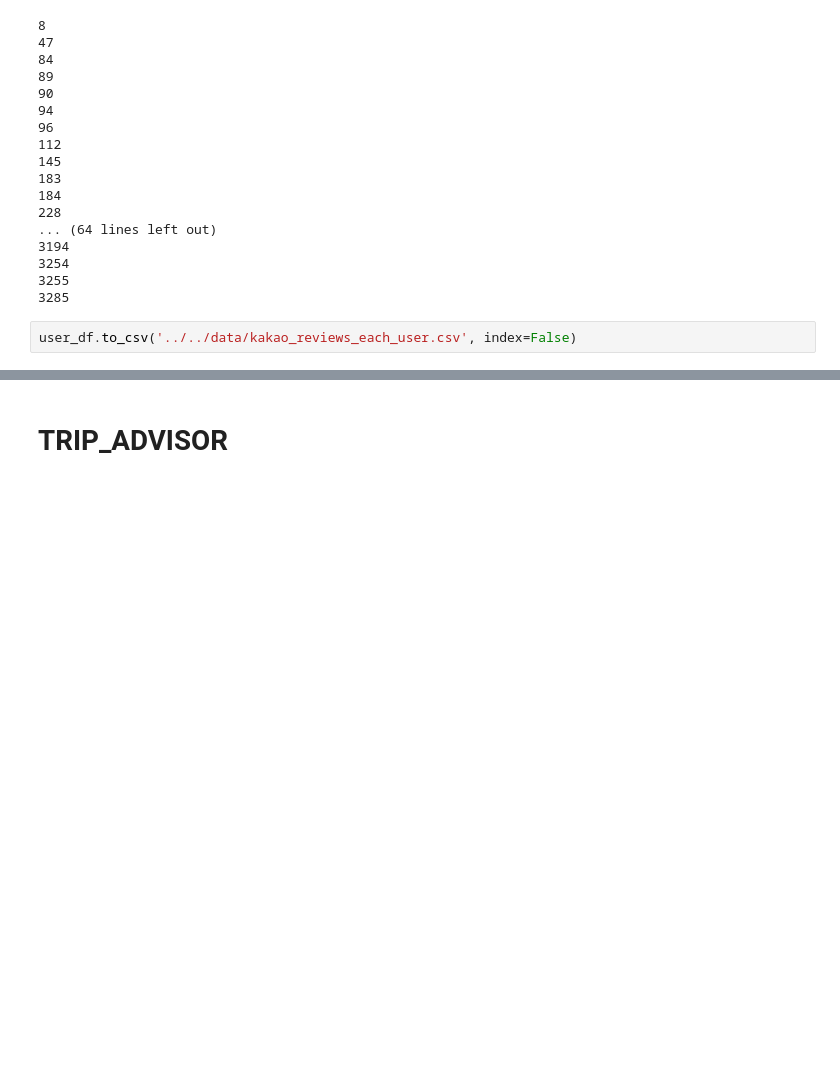
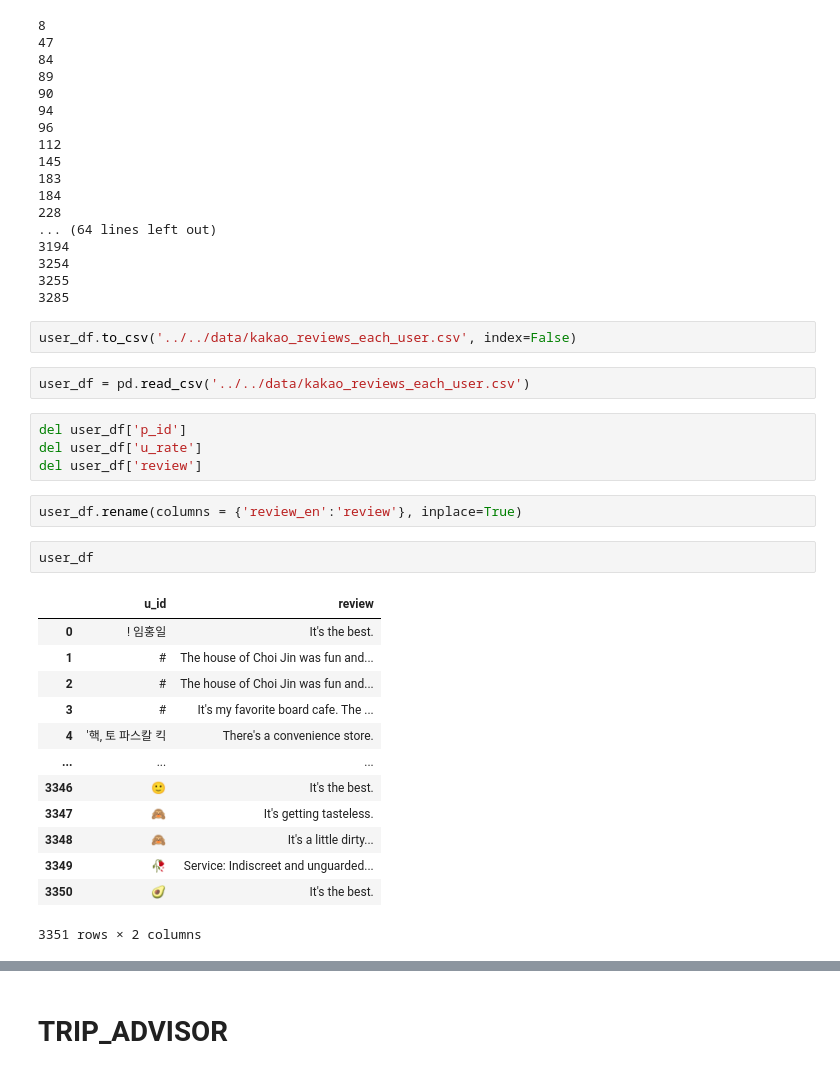
Before and after one commit to DAC-KHUPID/seoul-date-course-recommendation, a Jupyter notebook: source/Go/code/weekly/0605.ipynb, the cells around one changed output, grey strips where cells are left out. Cells and saved outputs as stored; diff of their text form; blank space fills up the shorter version.

```diff
--- a/source/Go/code/weekly/0605.ipynb
+++ b/source/Go/code/weekly/0605.ipynb
@@ -92,3 +92,27 @@ for i in range(0, len(user_df)):
 3285
 # %%
 user_df.to_csv('../../data/kakao_reviews_each_user.csv', index=False)
+# %%
+user_df = pd.read_csv('../../data/kakao_reviews_each_user.csv')
+# %%
+del user_df['p_id']
+del user_df['u_rate']
+del user_df['review']
+# %%
+user_df.rename(columns = {'review_en':'review'}, inplace=True)
+# %%
+user_df
+# %% [output]
+|  | u_id | review |
+| 0 | ! 임홍일 | It's the best. |
+| 1 | # | The house of Choi Jin was fun and... |
+| 2 | # | The house of Choi Jin was fun and... |
+| 3 | # | It's my favorite board cafe. The ... |
+| 4 | '핵, 토 파스칼 킥 | There's a convenience store. |
+| ... | ... | ... |
+| 3346 | 🙂 | It's the best. |
+| 3347 | 🙈 | It's getting tasteless. |
+| 3348 | 🙈 | It's a little dirty... |
+| 3349 | 🥀 | Service: Indiscreet and unguarded... |
+| 3350 | 🥑 | It's the best. |
+3351 rows × 2 columns
```
Also changed, not shown: parts of 12 cells of this notebook, 12 other files.
